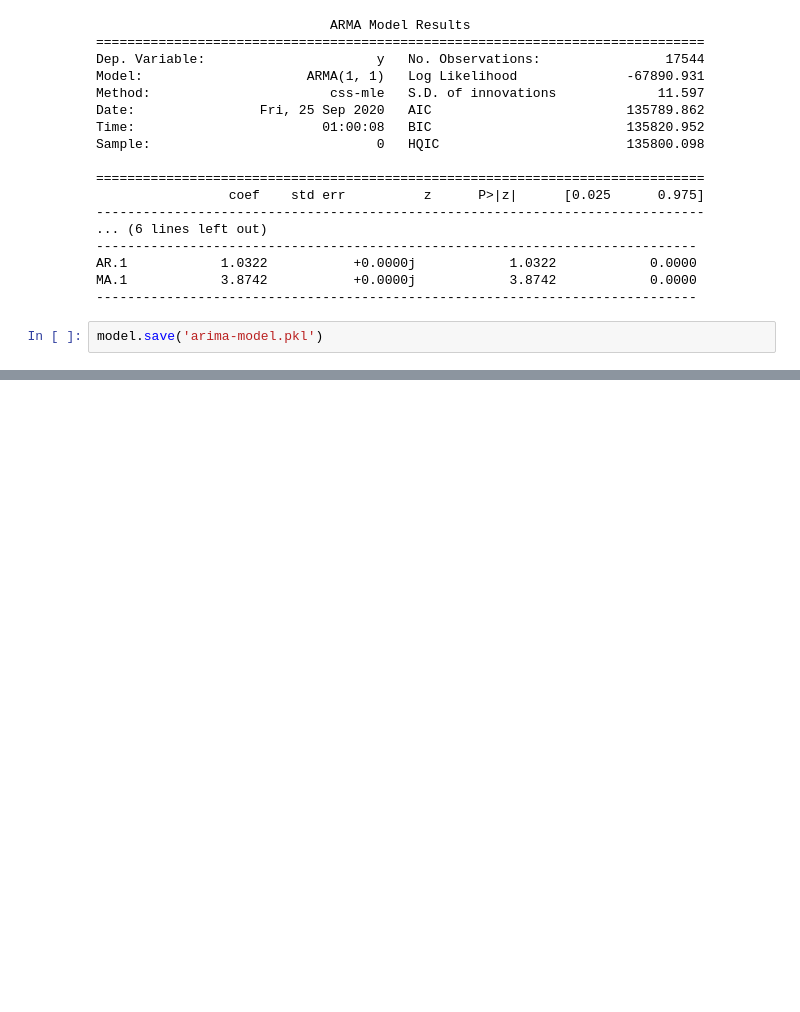
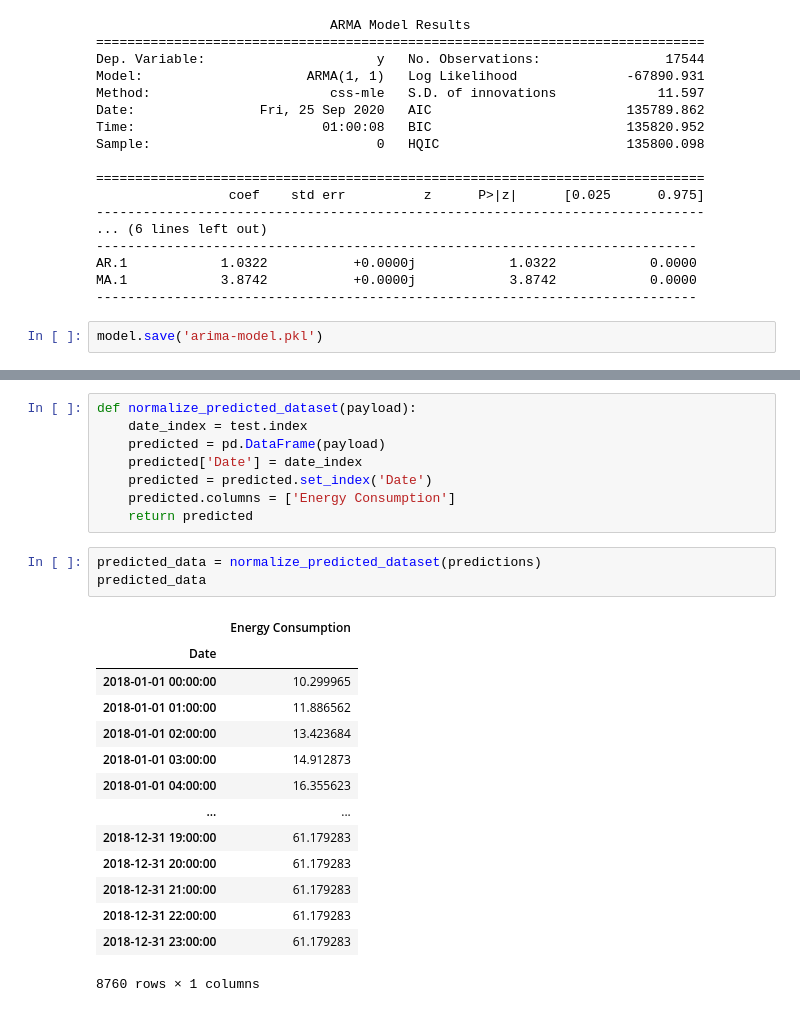
Before and after one commit to bunya017/Energy-Consumption-Forecating-using-LSTMs, a Jupyter notebook: ARIMA/Energy-Consumption-Forecating-using-ARIMA.ipynb, the cells around one changed output, grey strips where cells are left out. Drawn from its saved outputs; the diff is of its cells as text; blank space fills up the shorter version.

```diff
--- a/ARIMA/Energy-Consumption-Forecating-using-ARIMA.ipynb
+++ b/ARIMA/Energy-Consumption-Forecating-using-ARIMA.ipynb
@@ -118,0 +144,26 @@ model.save('arima-model.pkl')
+# %%
+def normalize_predicted_dataset(payload):
+    date_index = test.index
+    predicted = pd.DataFrame(payload)
+    predicted['Date'] = date_index
+    predicted = predicted.set_index('Date')
+    predicted.columns = ['Energy Consumption']
+    return predicted
+# %%
+predicted_data = normalize_predicted_dataset(predictions)
+predicted_data
+# %% [output]
+|  | Energy Consumption |
+| Date |  |
+| 2018-01-01 00:00:00 | 10.299965 |
+| 2018-01-01 01:00:00 | 11.886562 |
+| 2018-01-01 02:00:00 | 13.423684 |
+| 2018-01-01 03:00:00 | 14.912873 |
+| 2018-01-01 04:00:00 | 16.355623 |
+| ... | ... |
+| 2018-12-31 19:00:00 | 61.179283 |
+| 2018-12-31 20:00:00 | 61.179283 |
+| 2018-12-31 21:00:00 | 61.179283 |
+| 2018-12-31 22:00:00 | 61.179283 |
+| 2018-12-31 23:00:00 | 61.179283 |
+8760 rows × 1 columns
```
Also changed, not shown: parts of 5 cells of this notebook.
